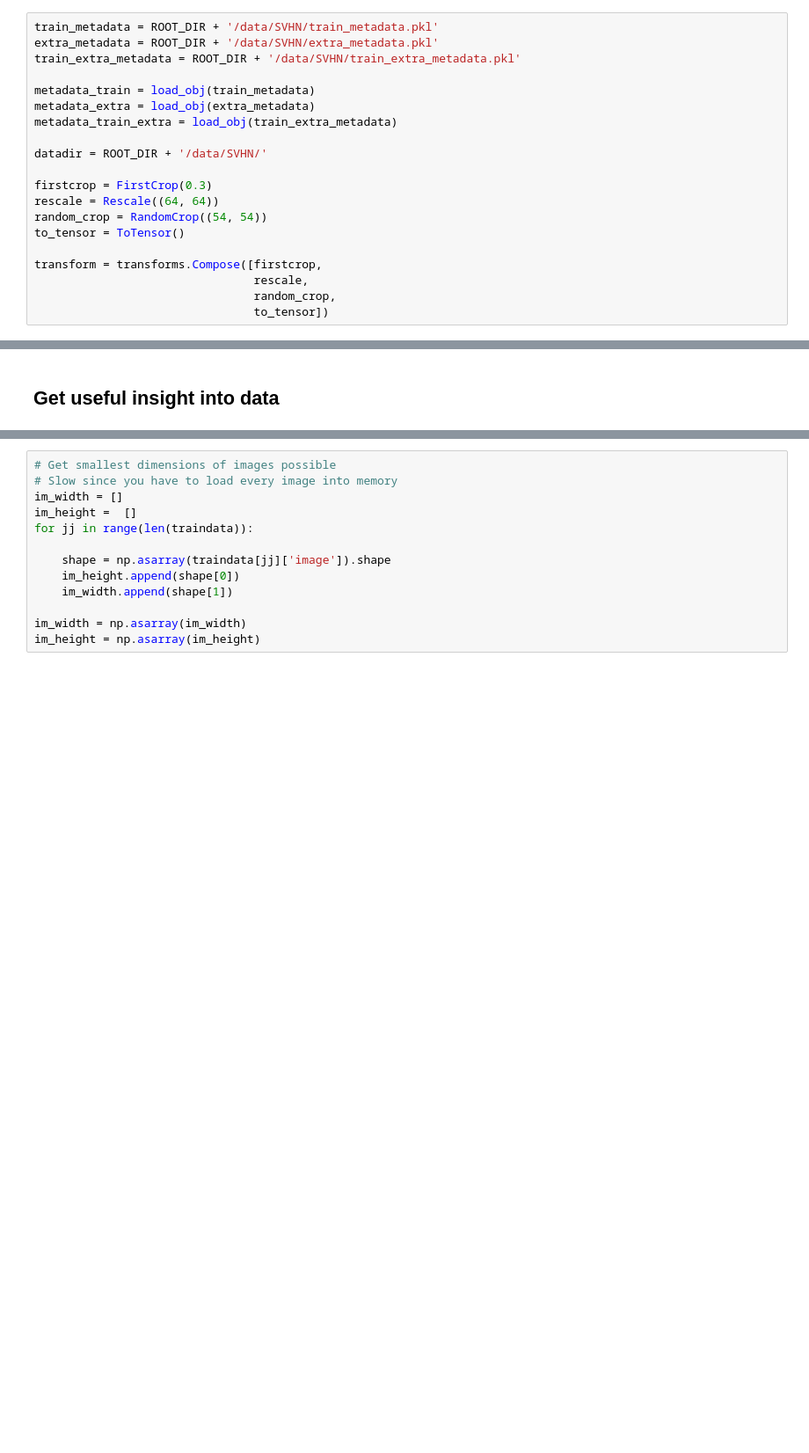
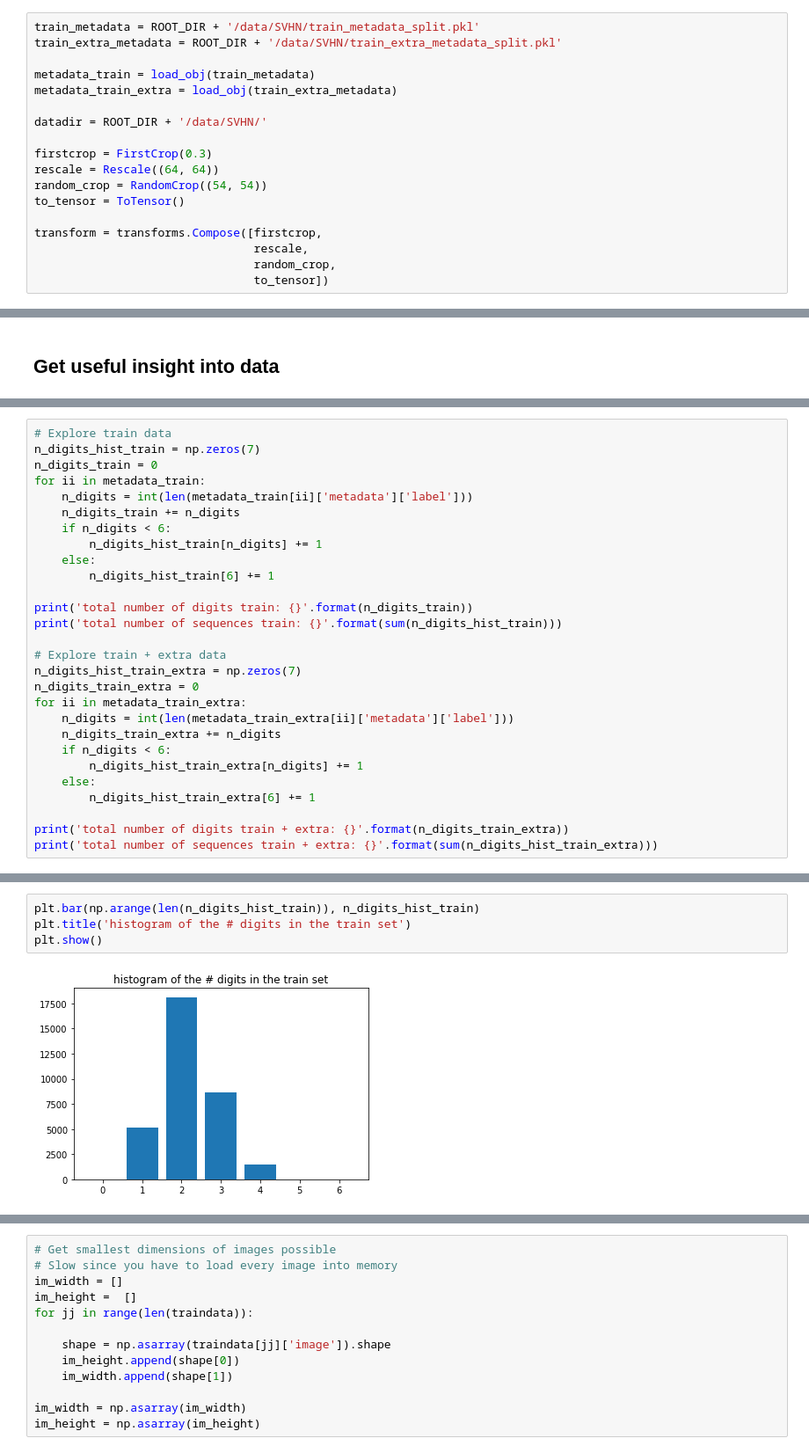
Before and after one commit to mila-iqia/digit-detection, a Jupyter notebook: notebooks/data_visualization.ipynb, the cells around one changed output, grey strips where cells are left out. Shown at 88% size. Drawn from its saved outputs; the diff is of its cells as text; blank space fills up the shorter version.

Commit message:
update notebook with new path for .pkl and add data exploration for train + extra

```diff
--- a/notebooks/data_visualization.ipynb
+++ b/notebooks/data_visualization.ipynb
@@ -24,10 +36,8 @@ import matplotlib.pyplot as plt
 # %%
-train_metadata = ROOT_DIR + '/data/SVHN/train_metadata.pkl'
-extra_metadata = ROOT_DIR + '/data/SVHN/extra_metadata.pkl'
-train_extra_metadata = ROOT_DIR + '/data/SVHN/train_extra_metadata.pkl'
+train_metadata = ROOT_DIR + '/data/SVHN/train_metadata_split.pkl'
+train_extra_metadata = ROOT_DIR + '/data/SVHN/train_extra_metadata_split.pkl'
 
 metadata_train = load_obj(train_metadata)
-metadata_extra = load_obj(extra_metadata)
 metadata_train_extra = load_obj(train_extra_metadata)
 
 datadir = ROOT_DIR + '/data/SVHN/'
@@ -113,0 +88,28 @@ _ = plt.bar(np.arange(len(n_digits_hist)), n_digits_hist)
+# %%
+# Explore train data
+n_digits_hist_train = np.zeros(7)
+n_digits_train = 0
+for ii in metadata_train:
+    n_digits = int(len(metadata_train[ii]['metadata']['label']))
+    n_digits_train += n_digits
+    if n_digits < 6:
+        n_digits_hist_train[n_digits] += 1
+    else:
+        n_digits_hist_train[6] += 1
+
+print('total number of digits train: {}'.format(n_digits_train))
+print('total number of sequences train: {}'.format(sum(n_digits_hist_train)))
+
+# Explore train + extra data
+n_digits_hist_train_extra = np.zeros(7)
+n_digits_train_extra = 0
+for ii in metadata_train_extra:
+    n_digits = int(len(metadata_train_extra[ii]['metadata']['label']))
+    n_digits_train_extra += n_digits
+    if n_digits < 6:
+        n_digits_hist_train_extra[n_digits] += 1
+    else:
+        n_digits_hist_train_extra[6] += 1
+
+print('total number of digits train + extra: {}'.format(n_digits_train_extra))
+print('total number of sequences train + extra: {}'.format(sum(n_digits_hist_train_extra)))
@@ -113,0 +121,6 @@ _ = plt.bar(np.arange(len(n_digits_hist)), n_digits_hist)
+# %%
+plt.bar(np.arange(len(n_digits_hist_train)), n_digits_hist_train)
+plt.title('histogram of the # digits in the train set')
+plt.show()
+# %% [output]
+[figure, added]
```
Also changed, not shown: parts of 16 cells of this notebook.
